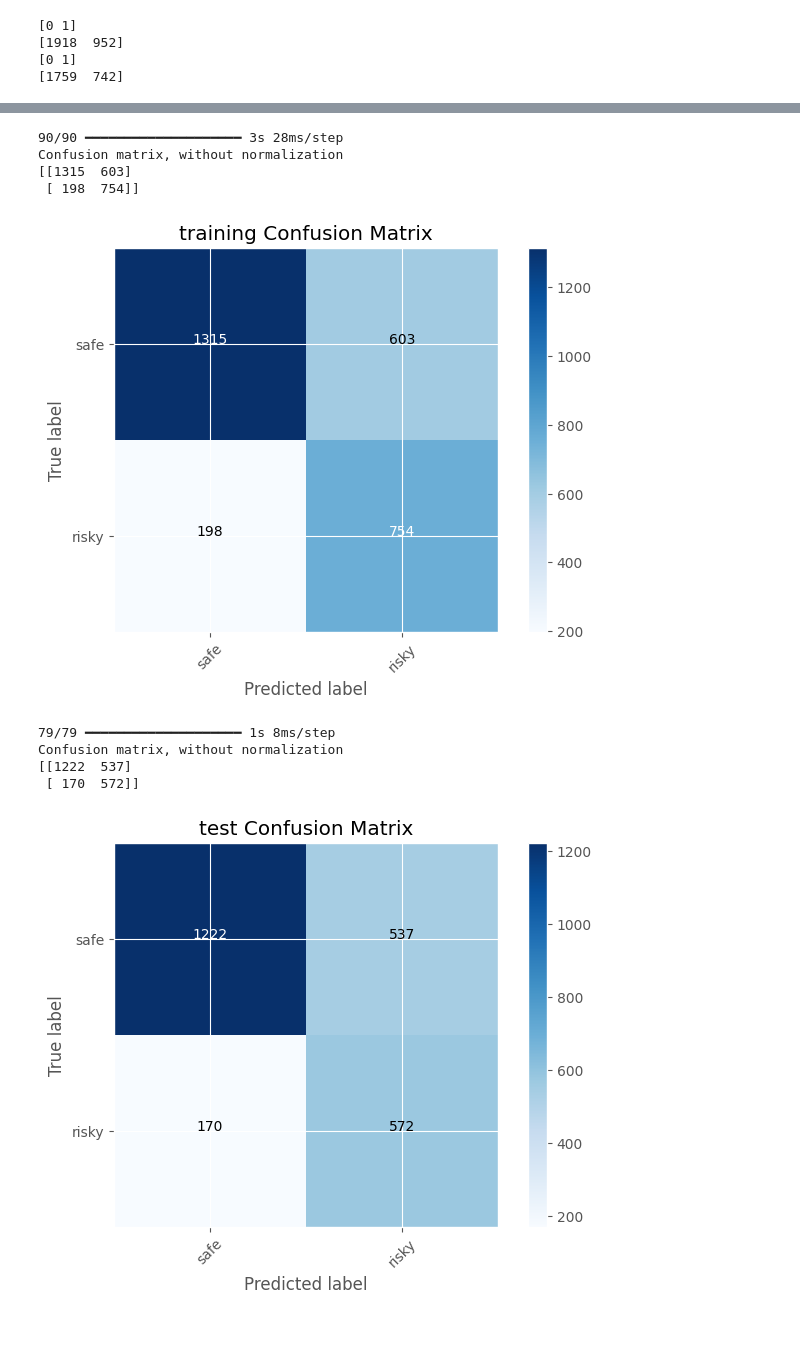
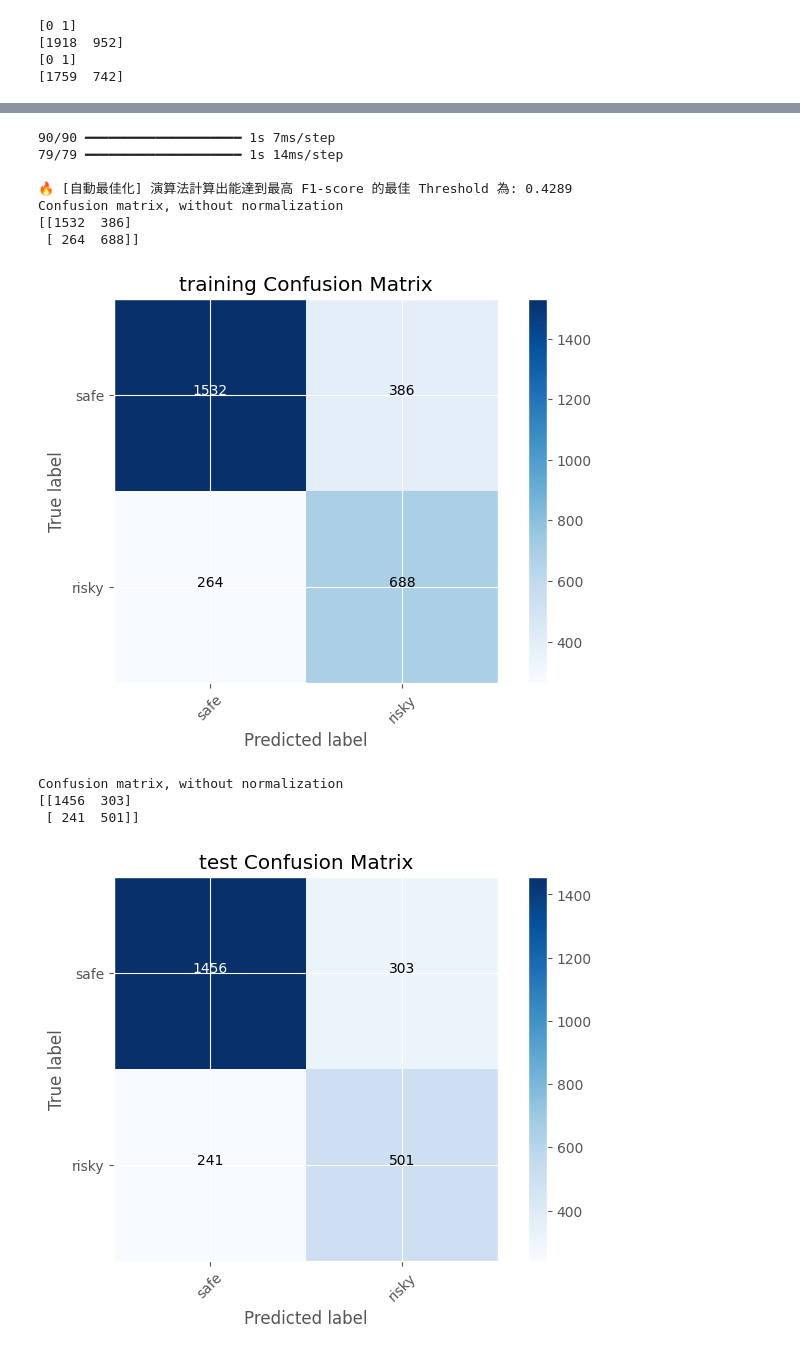
Before and after one commit to CongJie-Pan/OULAD_prediction, a Jupyter notebook: LSTM-FFF.ipynb, the cells around one changed output, grey strips where cells are left out. Drawn from its saved outputs; the diff is of its cells as text; code cells hidden in the pictures.

```diff
--- a/LSTM-FFF.ipynb
+++ b/LSTM-FFF.ipynb
@@ -414,9 +491,10 @@ weight_for_1 = (1 / pos)*(total)/2.0
 
 class_weight = {0: weight_for_0, 1: weight_for_1}
 
-history = model.fit(X_train, y_train, epochs = 100, batch_size=batch_size,
-                    validation_data=(X_test, y_test),
-                    callbacks = my_callbacks, class_weight=class_weight,
-                    verbose = 2, shuffle=True)
+# 傳入 LSTM 的時距資料 [X_train] 與 靜態背景資料 [X_train_static] 作為 inputs
+history = model.fit([X_train, X_train_static], y_train, epochs=100, batch_size=batch_size,
+                    validation_data=([X_test, X_test_static], y_test),
+                    callbacks=my_callbacks, class_weight=class_weight,
+                    verbose=2, shuffle=True)
 # %% [output]
 Epoch 1/100
@@ -509,15 +587,33 @@ plot_history(history, model)
 
 cm_plot_labels = ['safe','risky']
 
-# 依照建議：將預測閾值從 0.5 調降為 0.4，增加對 risky 學生的捕捉率 (Recall)
-threshold = 0.4
+# ==========================================
+# 進階實作 1: 動態尋找最佳閾值 (Dynamic Thresholding)
+# 根據 F1-score 最大化的原則，讓模型自動算出最棒的切點，取代手動設定 0.4
+# ==========================================
+from sklearn.metrics import precision_recall_curve
 
-y_pred_train = (model.predict(X_train) > threshold).astype("int32")
+# 先產生所有樣本的預測機率
+y_pred_prob_train = model.predict([X_train, X_train_static]).ravel()
+y_pred_prob_test = model.predict([X_test, X_test_static]).ravel()
+
+# 使用測試集的 PR 曲線來尋找最佳閾值
+precision_arr, recall_arr, thresholds_arr = precision_recall_curve(y_test, y_pred_prob_test)
+# 計算每一個 threshold 對應的 F1-score
+fscore = (2 * precision_arr * recall_arr) / (precision_arr + recall_arr + 1e-8)
+best_idx = np.argmax(fscore)
+opt_threshold = thresholds_arr[best_idx]
+
+print(f"\n🔥 [自動最佳化] 演算法計算出能達到最高 F1-score 的最佳 Threshold 為: {opt_threshold:.4f}")
+threshold = opt_threshold
+
+# 套用動態閾值來判斷 Safe 或 Risky
+y_pred_train = (y_pred_prob_train > threshold).astype("int32")
 con_mat = tf.math.confusion_matrix(labels=y_train, predictions=y_pred_train).numpy()
 cm_train = confusion_matrix(y_true=y_train, y_pred=y_pred_train)
 plot_confusion_matrix(cm=cm_train, classes=cm_plot_labels, title='training Confusion Matrix')
 
-y_pred_test = (model.predict(X_test) > threshold).astype("int32")
+y_pred_test = (y_pred_prob_test > threshold).astype("int32")
 con_mat_test = tf.math.confusion_matrix(labels=y_test, predictions=y_pred_test).numpy()
 cm_test = confusion_matrix(y_true=y_test, y_pred=y_pred_test)
 plot_confusion_matrix(cm=cm_test, classes=cm_plot_labels, title='test Confusion Matrix')
@@ -526,13 +622,15 @@ plot_confusion_matrix(cm=cm_test, classes=cm_plot_labels, title='test Confusion
-90/90 ━━━━━━━━━━━━━━━━━━━━ 3s 28ms/step
+90/90 ━━━━━━━━━━━━━━━━━━━━ 1s 7ms/step
+79/79 ━━━━━━━━━━━━━━━━━━━━ 1s 14ms/step
+
+🔥 [自動最佳化] 演算法計算出能達到最高 F1-score 的最佳 Threshold 為: 0.4289
 Confusion matrix, without normalization
-[[1315  603]
- [ 198  754]]
+[[1532  386]
+ [ 264  688]]
-[figure, old version]
+[figure, new version]
-79/79 ━━━━━━━━━━━━━━━━━━━━ 1s 8ms/step
 Confusion matrix, without normalization
-[[1222  537]
- [ 170  572]]
+[[1456  303]
+ [ 241  501]]
-[figure, old version]
+[figure, new version]
 # %%
 from sklearn.metrics import classification_report, roc_curve, auc, precision_recall_curve
 import seaborn as sns
```
Also changed, not shown: parts of 9 cells of this notebook, 9 other files.
